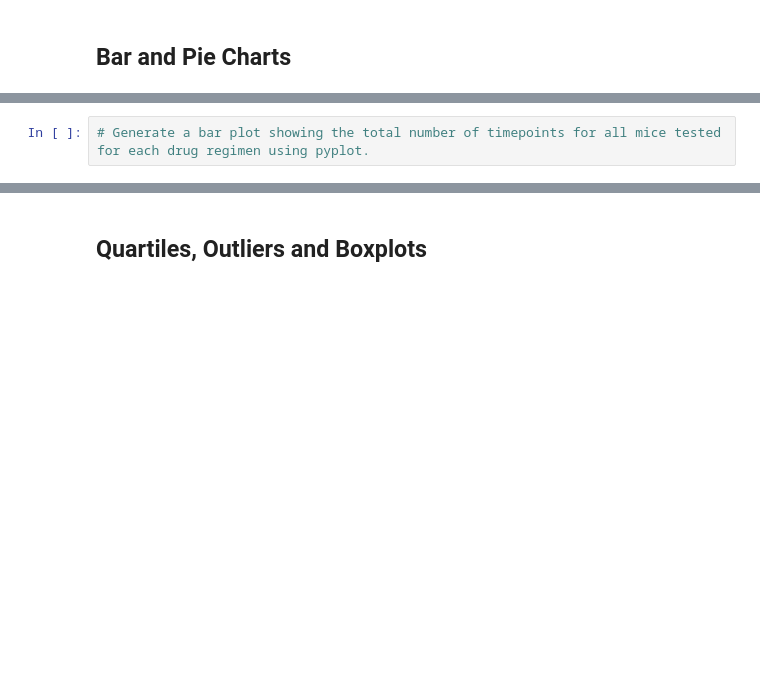
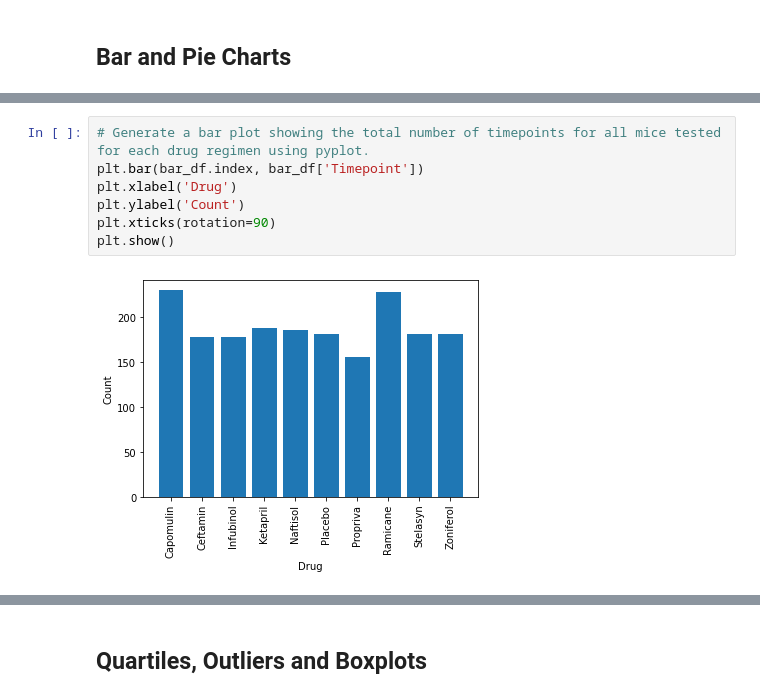
Before and after one commit to Jovh11/Matplotlib-Challenge, a Jupyter notebook: Pymaceuticals/pymaceuticals_starter.ipynb, the cells around one changed output, grey strips where cells are left out. Drawn from its saved outputs; the diff is of its cells as text; blank space fills up the shorter version.

```diff
--- a/Pymaceuticals/pymaceuticals_starter.ipynb
+++ b/Pymaceuticals/pymaceuticals_starter.ipynb
@@ -101,2 +141,9 @@ Name: Mouse ID, Length: 249, dtype: int64
 # %%
 # Generate a bar plot showing the total number of timepoints for all mice tested for each drug regimen using pyplot.
+plt.bar(bar_df.index, bar_df['Timepoint'])
+plt.xlabel('Drug')
+plt.ylabel('Count')
+plt.xticks(rotation=90)
+plt.show()
+# %% [output]
+[figure, added]
```
Also changed, not shown: parts of 10 cells of this notebook.
